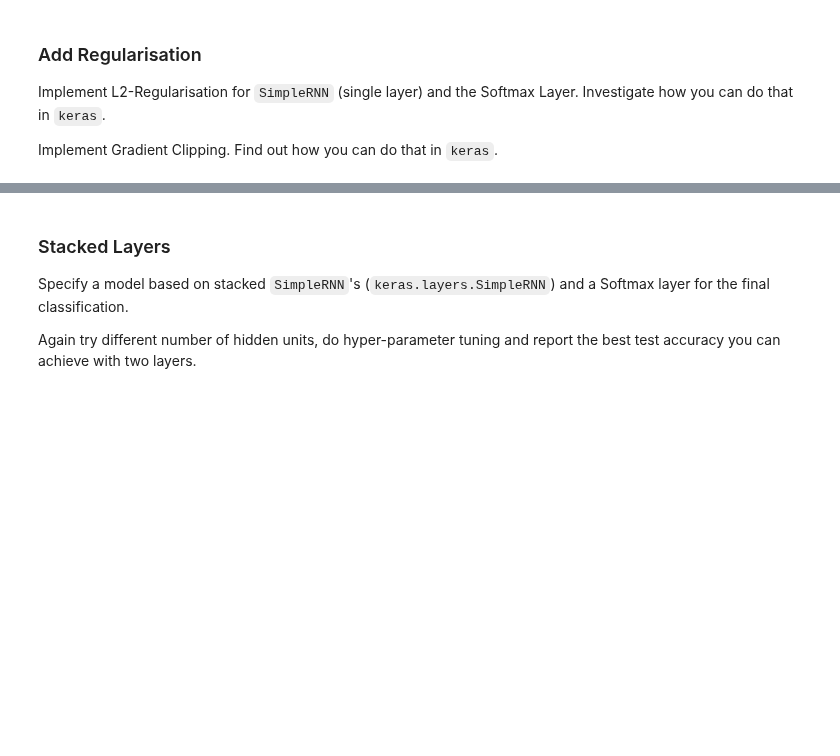
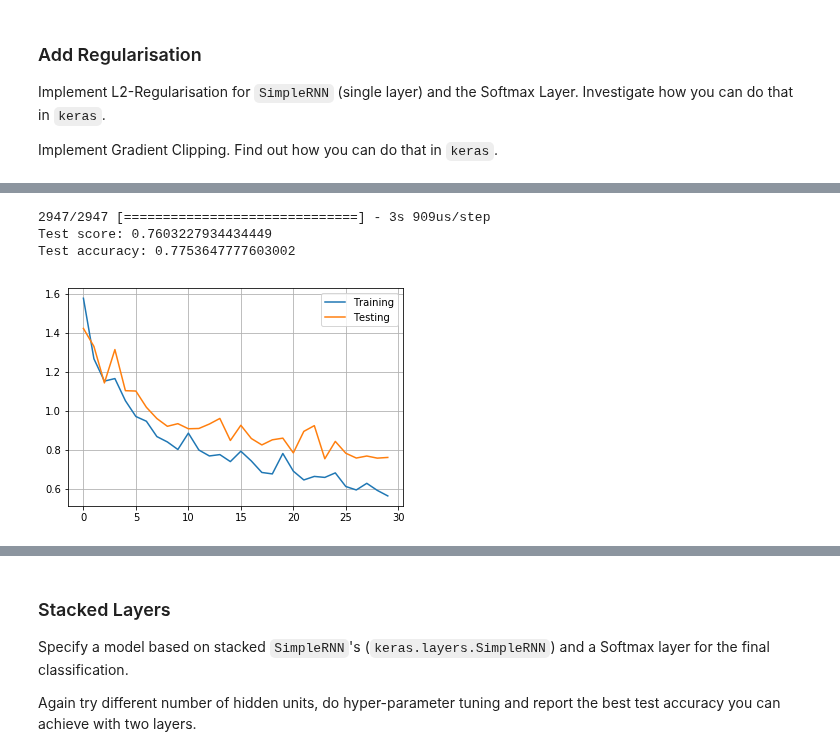
Before and after one commit to suizo12/TSM_DeLearn, a Jupyter notebook: work11/activity_recognition_stud.ipynb, the cells around one changed output, grey strips where cells are left out. Saved outputs shown, nothing was run; the diff lists cells and outputs as text; code cells hidden in the pictures; blank space fills up the shorter version.

```diff
--- a/work11/activity_recognition_stud.ipynb
+++ b/work11/activity_recognition_stud.ipynb
@@ -206,0 +282,27 @@ model = ...
+# %%
+# Specify model incl. L2 regularisation
+from keras.regularizers import l2
+from keras import regularizers
+from keras.optimizers import Adam, RMSprop
+from keras import optimizers
+from keras.callbacks import ModelCheckpoint
+
+n_steps = 128
+n_input = 9
+
+n_hidden = 40
+n_classes = N_CLASSES
+
+model = Sequential()
+model.add(SimpleRNN(units=n_hidden,
+                    return_sequences=False,
+                    input_shape=(n_steps,n_input)))
+model.add(Dense(n_classes, activation='softmax', kernel_regularizer=regularizers.l2(0.01)))
+adam = optimizers.adam(clipnorm=0.8,clipvalue=0.2)   # Grad. clipping
+checkpoint = ModelCheckpoint('model-{epoch:03d}',verbose=3,monitor='val_acc',save_best_only=True,mode='auto')
+model.compile(loss='categorical_crossentropy', optimizer=adam, metrics=['accuracy'])
+model.compile(loss='categorical_crossentropy', optimizer=adam, metrics=['accuracy'])
+
+### END YOUR CODE
+
+model.summary()
@@ -206,0 +321,11 @@ model = ...
+# %%
+# Implement gradient clipping and train the model.
+batch_size = 256
+n_epochs = 30
+log = model.fit(X_train,Y_train,
+                epochs=n_epochs,
+                verbose=1,
+                batch_size=batch_size,
+                validation_data=(X_test,Y_test),
+                callbacks=[checkpoint]
+                )
@@ -207,4 +350,16 @@ model = ...
 # %%
 # Evaluate the results by computing the accuracy and the confusion matrix.
-
-...
+score, acc = model.evaluate(X_test, Y_test)
+print('Test score:', score)
+print('Test accuracy:', acc)
+# %% [output]
+2947/2947 [==============================] - 3s 909us/step
+Test score: 0.7603227934434449
+Test accuracy: 0.7753647777603002
+# %%
+plt.plot(log.history['loss'], label='Training')
+plt.plot(log.history['val_loss'], label='Testing')
+plt.legend()
+plt.grid()
+# %% [output]
+[figure, added]
```
Also changed, not shown: parts of 25 cells of this notebook.
